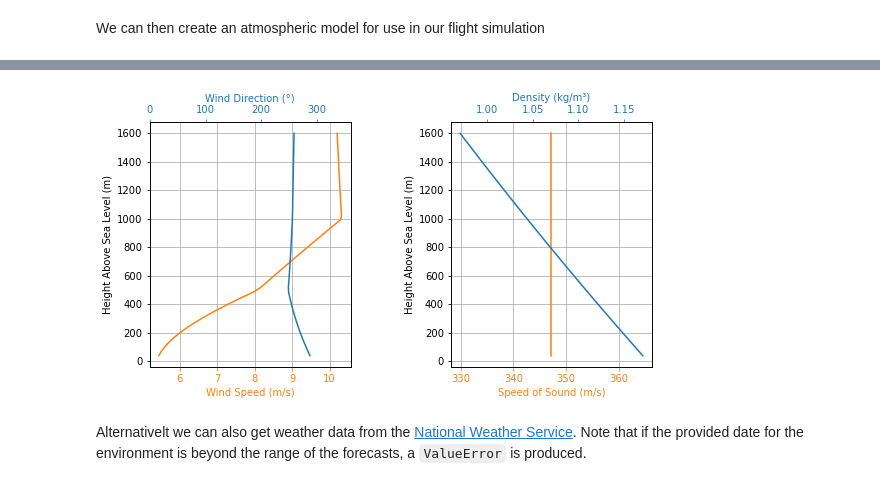
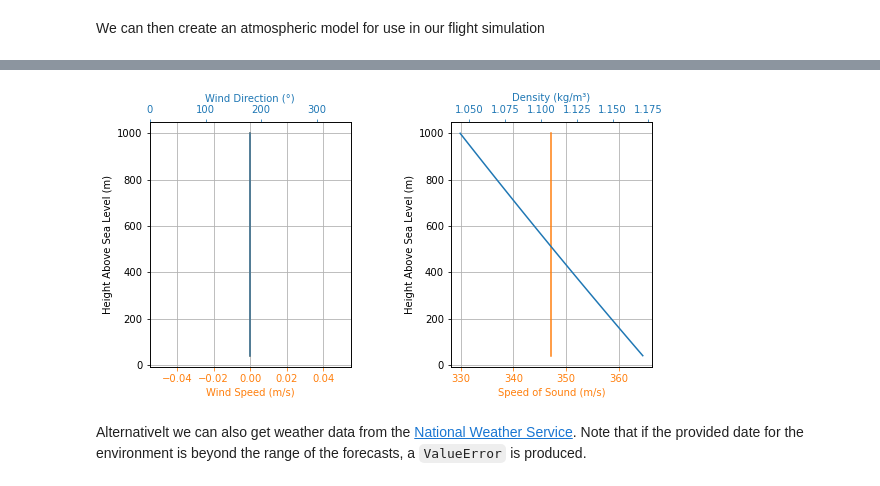
Before and after one commit to Karman-Space-Programme/RocketPy, a Jupyter notebook: KSP RocketPy.ipynb, the cells around one changed output, grey strips where cells are left out. Saved outputs shown, nothing was run; the diff lists cells and outputs as text; code cells hidden in the pictures.

```diff
--- a/KSP RocketPy.ipynb
+++ b/KSP RocketPy.ipynb
@@ -66,8 +64,8 @@ Env.setAtmosphericModel(
     type="CustomAtmosphere",
     pressure=None,
     temperature=300,
-    wind_u=[(0, 5), (1000, 10)],
-    wind_v=[(0, -2), (500, 3), (1600, 2)],
+    wind_u=0,
+    wind_v=0,
 )
 Env.info()
 # %% [output]
@@ -78,17 +76,17 @@ Launch Date: 2022-05-27 12:00:00 UTC
 Launch Site Latitude: 55.43316°
 Launch Site Longitude: -5.68027°
 Reference Datum: SIRGAS2000
 Launch Site UTM coordinates: 330421.07 W    6146261.83 N
 Launch Site UTM zone: 30U
 Launch Site Surface Elevation: 40.0 m
 
 
 ... (14 lines left out)
 Surface Speed of Sound: 347.22 m/s
 
 
 Atmospheric Model Plots
-[figure, old version]
+[figure, new version]
 # %% [markdown]
 Alternativelt we can also get weather data from the [National Weather Service](https://nomads.ncep.noaa.gov/). Note that if the provided date for the environment is beyond the range of the forecasts, a `ValueError` is produced.
 # %%
```
Also changed, not shown: parts of 16 cells of this notebook.
